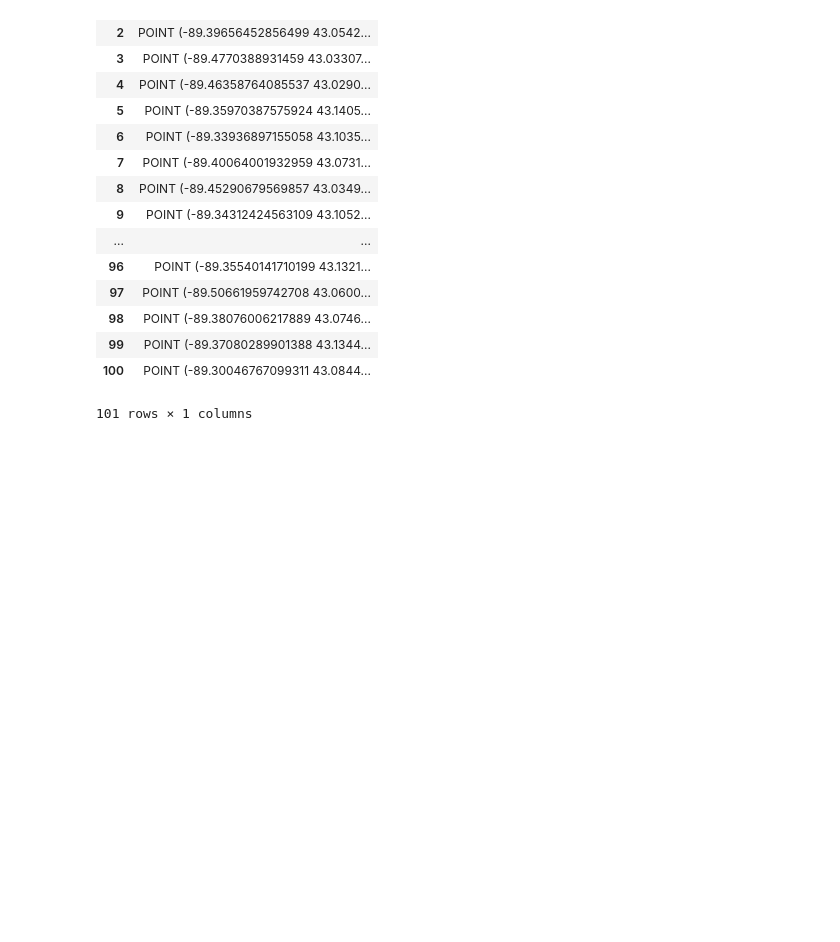
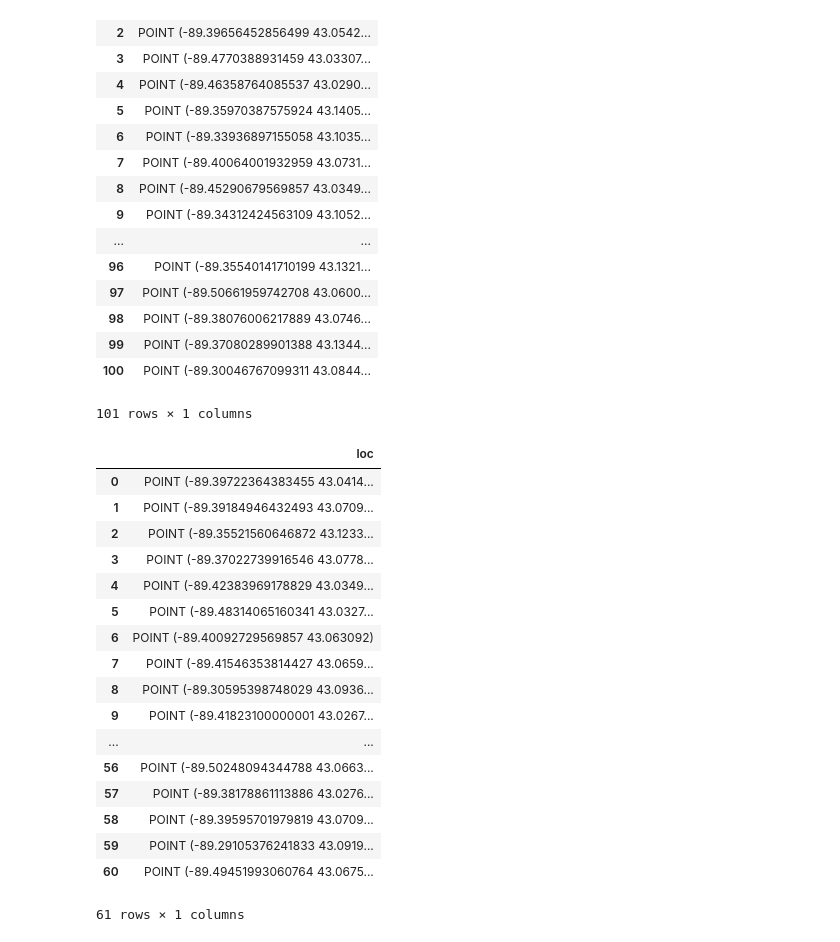
Before and after one commit to LeonTan828/Madcity_Proj, a Jupyter notebook: Map Animation.ipynb, the cells around one changed output. Drawn from its saved outputs; the diff is of its cells as text; code cells hidden in the pictures; blank space fills up the shorter version.

```diff
--- a/Map Animation.ipynb
+++ b/Map Animation.ipynb
@@ -291,3 +291,24 @@ points2011
 | 99 | POINT (-89.37080289901388 43.1344... |
 | 100 | POINT (-89.30046767099311 43.0844... |
 101 rows × 1 columns
+# %%
+points2008
+# %% [output]
+|  | loc |
+| 0 | POINT (-89.39722364383455 43.0414... |
+| 1 | POINT (-89.39184946432493 43.0709... |
+| 2 | POINT (-89.35521560646872 43.1233... |
+| 3 | POINT (-89.37022739916546 43.0778... |
+| 4 | POINT (-89.42383969178829 43.0349... |
+| 5 | POINT (-89.48314065160341 43.0327... |
+| 6 | POINT (-89.40092729569857 43.063092) |
+| 7 | POINT (-89.41546353814427 43.0659... |
+| 8 | POINT (-89.30595398748029 43.0936... |
+| 9 | POINT (-89.41823100000001 43.0267... |
+| ... | ... |
+| 56 | POINT (-89.50248094344788 43.0663... |
+| 57 | POINT (-89.38178861113886 43.0276... |
+| 58 | POINT (-89.39595701979819 43.0709... |
+| 59 | POINT (-89.29105376241833 43.0919... |
+| 60 | POINT (-89.49451993060764 43.0675... |
+61 rows × 1 columns
```
Also changed, not shown: parts of 2 cells of this notebook.
